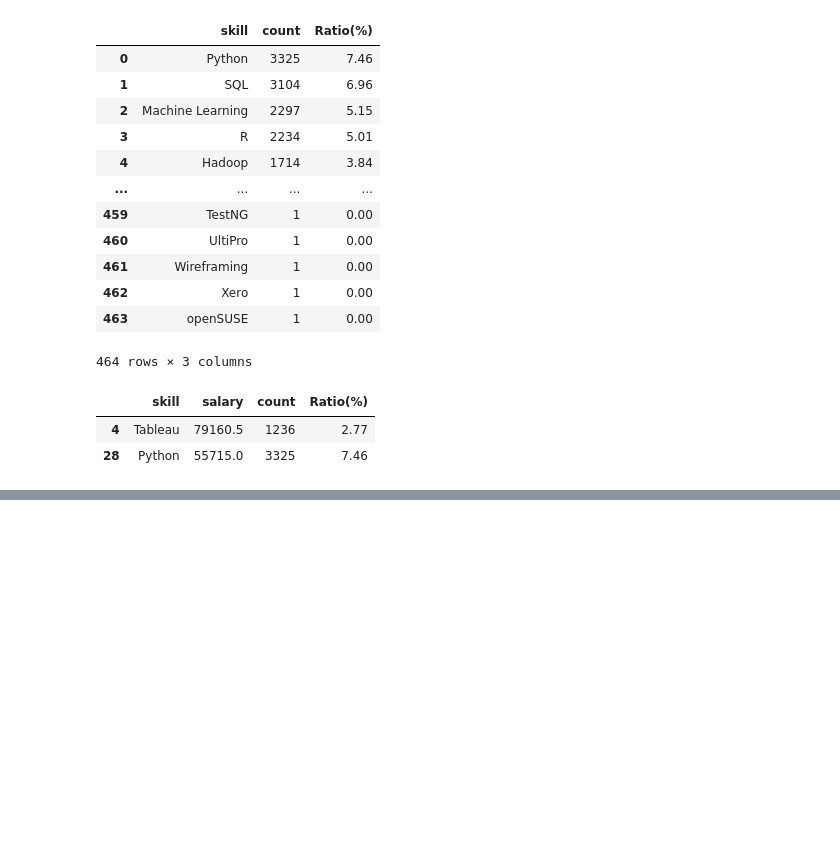
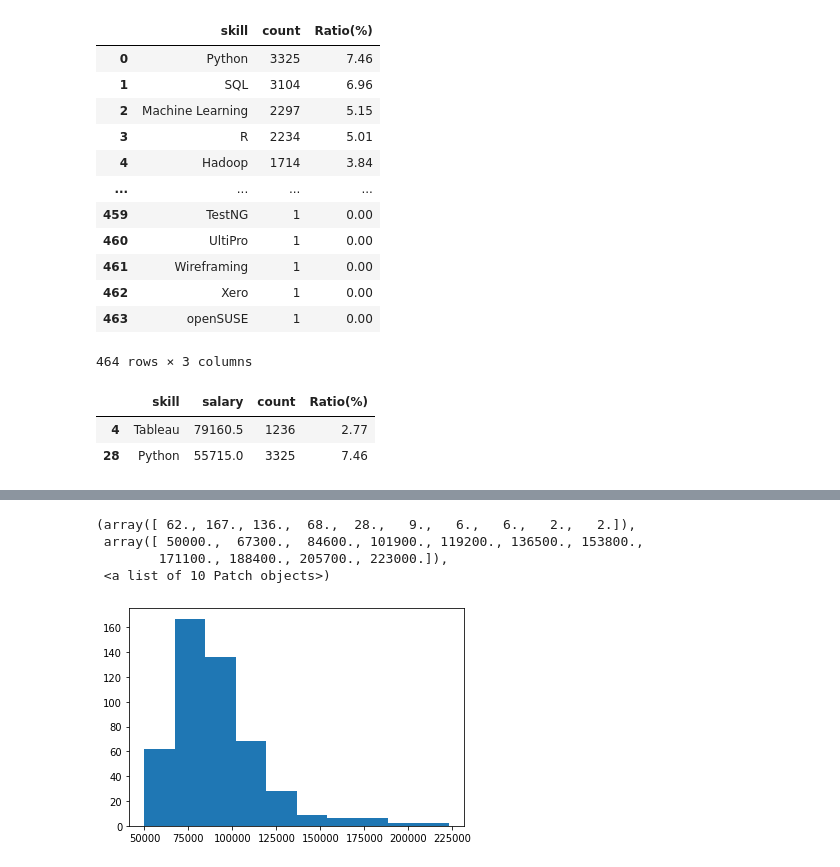
Before and after one commit to Johnnydaszhu/CapStone, a Jupyter notebook: NYC Data Skill Salary Prediction.ipynb, the cells around one changed output, grey strips where cells are left out. Cells and saved outputs as stored; diff of their text form; code cells hidden in the pictures; blank space fills up the shorter version.

```diff
--- a/NYC Data Skill Salary Prediction.ipynb
+++ b/NYC Data Skill Salary Prediction.ipynb
@@ -252,0 +274,8 @@ single_skill_info[single_skill_info['skill'].isin(inputs_list)]
+# %%
+plt.hist(df['max'], 10)
+# %% [output]
+(array([ 62., 167., 136.,  68.,  28.,   9.,   6.,   6.,   2.,   2.]),
+ array([ 50000.,  67300.,  84600., 101900., 119200., 136500., 153800.,
+        171100., 188400., 205700., 223000.]),
+ <a list of 10 Patch objects>)
+[figure, added]
```
Also changed, not shown: parts of 4 cells of this notebook, 2 other files.
